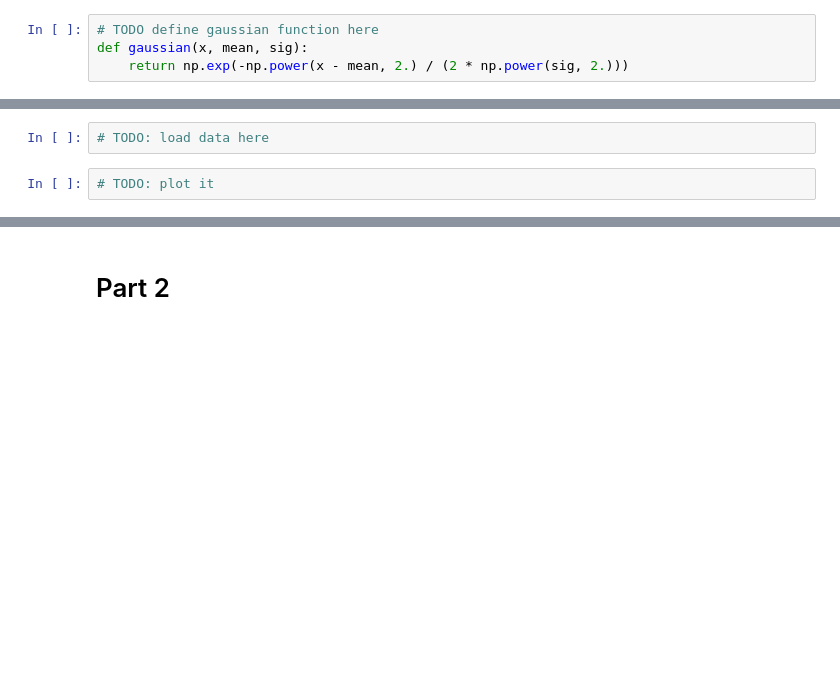
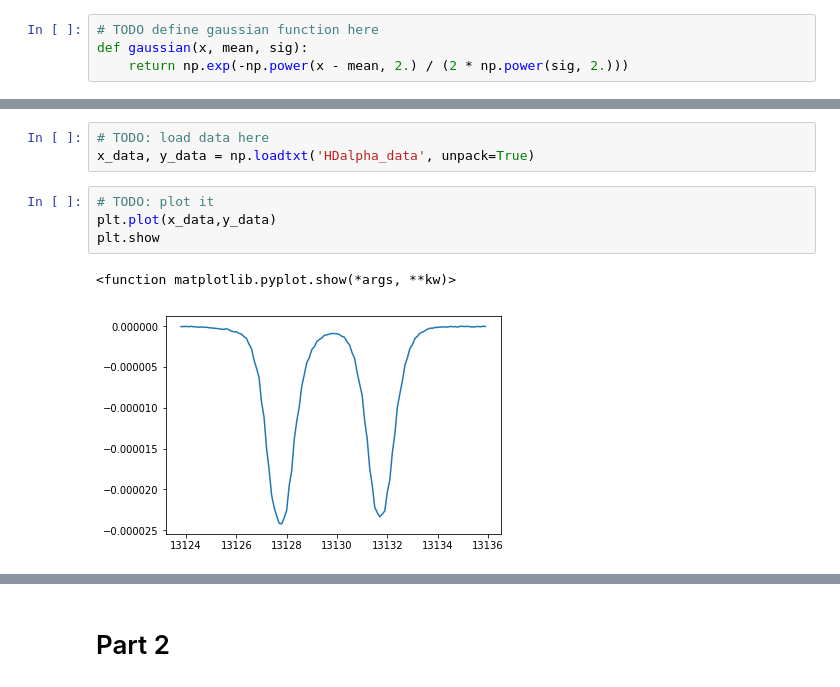
Before and after one commit to physics91si/lab06-ctandon11, a Jupyter notebook: lab06.ipynb, the cells around one changed output, grey strips where cells are left out. Saved outputs shown, nothing was run; the diff lists cells and outputs as text; blank space fills up the shorter version.

```diff
--- a/lab06.ipynb
+++ b/lab06.ipynb
@@ -25,6 +40,12 @@ scipy.optimize.curve_fit
 # %%
 # TODO: load data here
+x_data, y_data = np.loadtxt('HDalpha_data', unpack=True)
 # %%
 # TODO: plot it
+plt.plot(x_data,y_data)
+plt.show
+# %% [output]
+<function matplotlib.pyplot.show(*args, **kw)>
+[figure, added]
 # %%
 # TODO: plot data as emission signal
```
Also changed, not shown: parts of 10 cells of this notebook.
